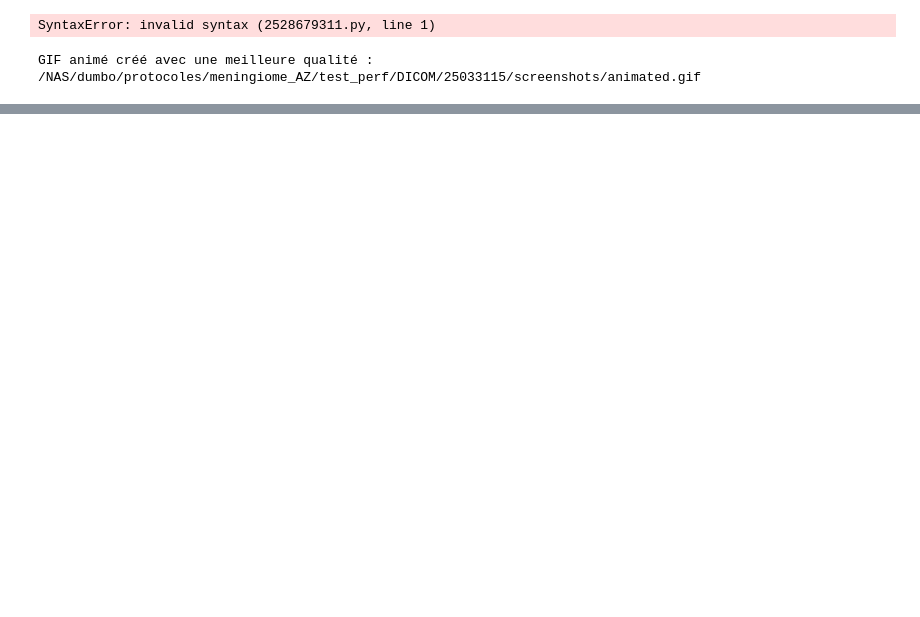
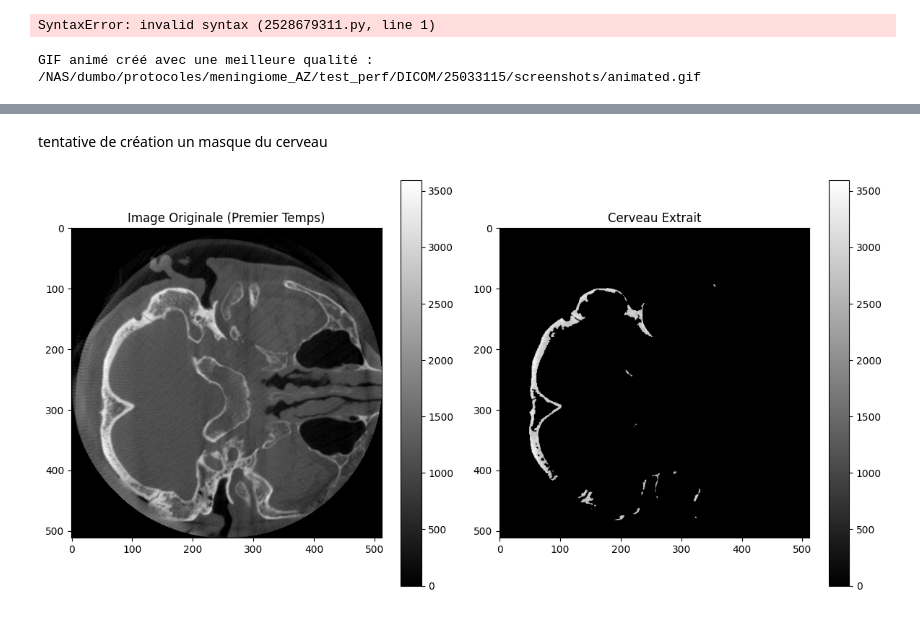
Before and after one commit to RomainViardLille/LiiFE, a Jupyter notebook: PERF_CBCT_meningiome.ipynb, the cells around one changed output, grey strips where cells are left out. Cells and saved outputs as stored; diff of their text form; code cells hidden in the pictures; blank space fills up the shorter version.

```diff
--- a/PERF_CBCT_meningiome.ipynb
+++ b/PERF_CBCT_meningiome.ipynb
@@ -44,0 +113,45 @@ GIF animé créé avec une meilleure qualité : /NAS/dumbo/protocoles/meningiome
+# %% [markdown]
+tentative de création un masque du cerveau
+# %%
+from scipy.ndimage import binary_fill_holes, label
+from skimage.morphology import remove_small_objects
+
+# Extraire la première image temporelle
+first_timepoint = nifti_data[:, :, :, 0]
+
+# Appliquer un seuillage pour segmenter la boîte crânienne
+threshold_value = np.percentile(first_timepoint, 99)  # Ajustez ce seuil si nécessaire
+binary_mask = first_timepoint > threshold_value
+
+# Remplir les trous dans le masque binaire
+filled_mask = binary_fill_holes(binary_mask)
+
+# Supprimer les petits objets pour garder uniquement les grandes structures (comme le cerveau)
+cleaned_mask = remove_small_objects(filled_mask, min_size=500)  # Ajustez min_size si nécessaire
+
+# Identifier la plus grande composante connexe (le cerveau)
+labeled_mask, num_features = label(cleaned_mask)
+component_sizes = np.bincount(labeled_mask.ravel())
+component_sizes[0] = 0  # Ignorer le fond
+largest_component = np.argmax(component_sizes)
+brain_mask = labeled_mask == largest_component
+
+# Appliquer le masque pour extraire le cerveau
+brain_extracted = first_timepoint * brain_mask
+
+# Afficher le résultat
+plt.figure(figsize=(12, 6))
+plt.subplot(1, 2, 1)
+plt.imshow(first_timepoint[:, :, first_timepoint.shape[2] // 4], cmap='gray')
+plt.title("Image Originale (Premier Temps)")
+plt.colorbar()
+
+plt.subplot(1, 2, 2)
+plt.imshow(brain_extracted[:, :, first_timepoint.shape[2] // 4], cmap='gray')
+plt.title("Cerveau Extrait")
+plt.colorbar()
+
+plt.tight_layout()
+plt.show()
+# %% [output]
+[figure, added]
```
Also changed, not shown: parts of 16 cells of this notebook, 9 other files.
